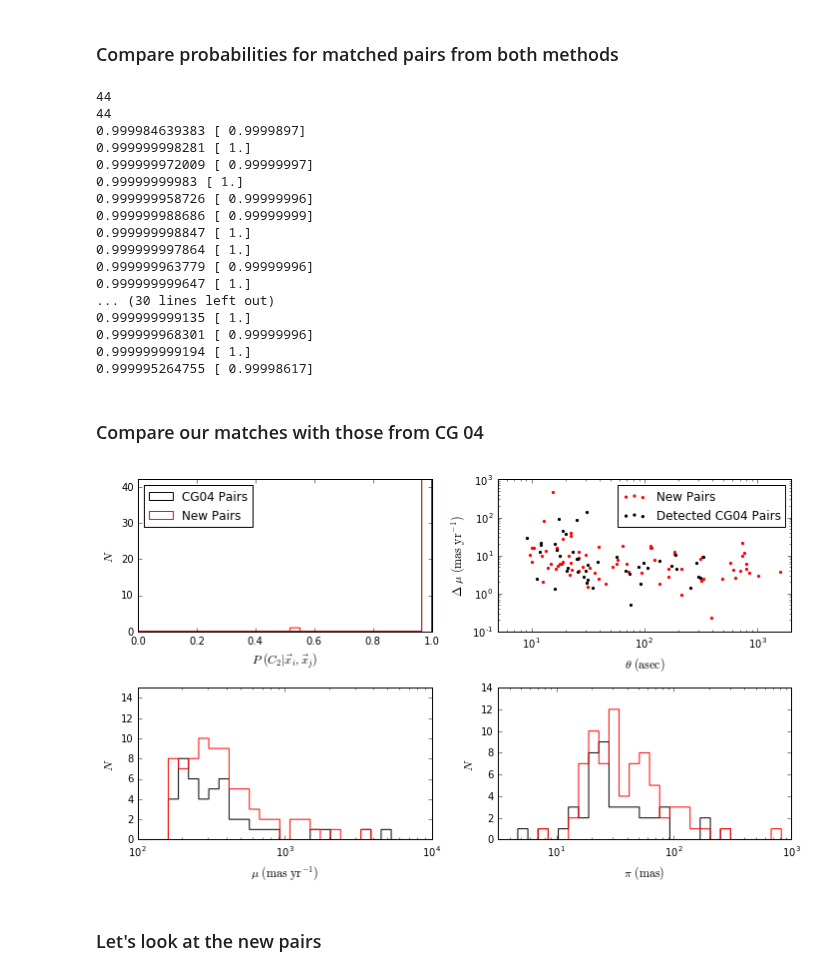
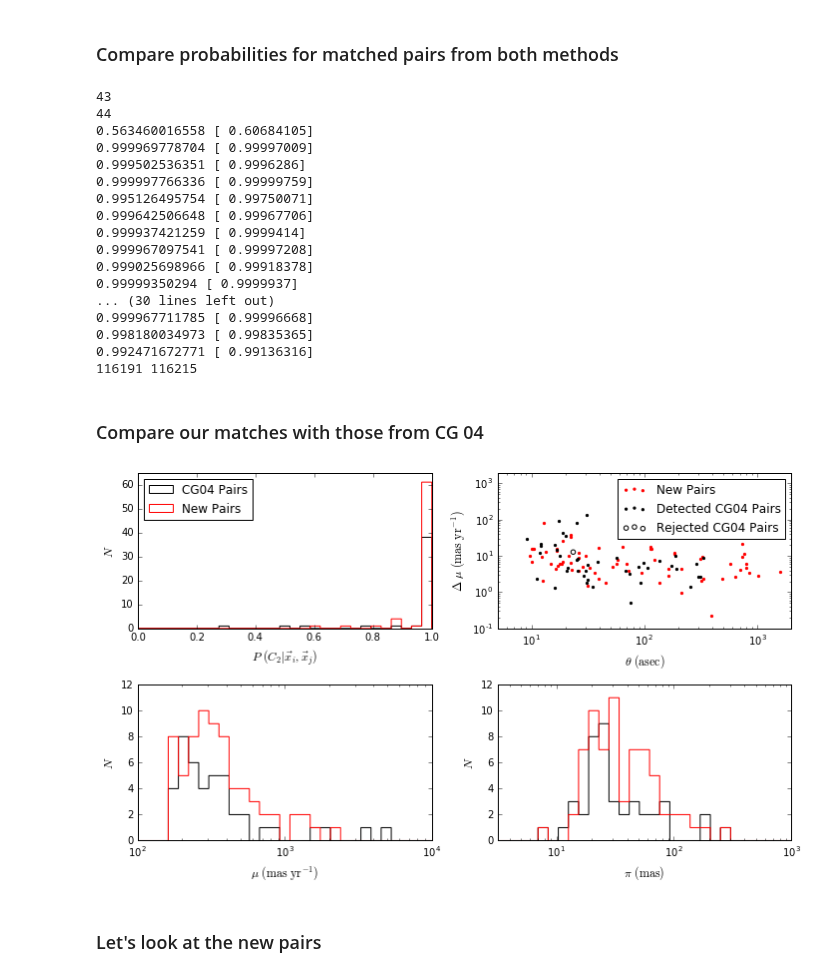
Before and after one commit to astroJeff/gaia_binaries, a Jupyter notebook: notebooks/Hipparchos_rNLTT.ipynb, the cells around one changed output. Drawn from its saved outputs; the diff is of its cells as text; code cells hidden in the pictures.

```diff
--- a/notebooks/Hipparchos_rNLTT.ipynb
+++ b/notebooks/Hipparchos_rNLTT.ipynb
@@ -214,14 +215,14 @@ plt.savefig('../figures/rNLTT_hipparchos.pdf')
 # %% [markdown]
 ### Calculate probabilities of Chaname & Gould pairs
 # %%
-P_binary.generate_binary_set(num_sys=100000)
+P_binary.generate_binary_set(num_sys=10000)
 
 #print CG_pairs_hip.dtype
 
 # Generate random alignment KDEs using first entry as a test position
 P_random.mu_kde = None
 P_random.pos_kde = None
-pos_density = P_random.get_sigma_pos(t['ra'][0], t['dec'][0], catalog=t, method='kde')
+pos_density = P_random.get_sigma_pos(t['ra'][0], t['dec'][0], catalog=t, method='sklearn_kde')
 pm_density, tmp = P_random.get_sigma_mu(t['mu_ra'][0]*np.ones(2), t['mu_dec'][0]*np.ones(2), catalog=t, method='sklearn_kde')
 
 
@@ -250,16 +251,16 @@ for i in np.arange(len(CG_pairs_hip)):
     prob_posterior1 = prob_posterior
 
 
-    # Check, by going backwards
-    star1 = t['ra'][id2], t['dec'][id2], t['mu_ra'][id2], t['mu_dec'][id2], t['mu_ra_err'][id2], t['mu_dec_err'][id2]
-    star2 = t['ra'][id1], t['dec'][id1], t['mu_ra'][id1], t['mu_dec'][id1], t['mu_ra_err'][id1], t['mu_dec_err'][id1]
+#     # Check, by going backwards
+#     star1 = t['ra'][id2], t['dec'][id2], t['mu_ra'][id2], t['mu_dec'][id2], t['mu_ra_err'][id2], t['mu_dec_err'][id2]
+#     star2 = t['ra'][id1], t['dec'][id1], t['mu_ra'][id1], t['mu_dec'][id1], t['mu_ra_err'][id1], t['mu_dec_err'][id1]
 
-    prob_posterior, prob_random, prob_binary = P_posterior.calc_P_posterior(star1, star2, pos_density, pm_density, id1, id2, t)
+#     prob_posterior, prob_random, prob_binary = P_posterior.calc_P_posterior(star1, star2, pos_density, pm_density, id1, id2, t)
 
-    prob_posterior2 = prob_posterior
+#     prob_posterior2 = prob_posterior
 
 
-    print i, t['ID'][id1], t['ID'][id2], prob_posterior1, prob_posterior2
+    print i, t['ID'][id1], t['ID'][id2], prob_posterior1 #, prob_posterior2
 
 
     # Use first version
@@ -343,28 +344,28 @@ for i in np.arange(len(CG_pairs_hip_all)):
         print CG_pairs_hip_all['P_posterior'][i], p_ind['P_posterior'][idx_match][id1]
 
     else:
-
-        plx_err = np.sqrt(t['plx_err'][CG_pairs_hip_all['i_1'][i]]**2 + t['plx_err'][CG_pairs_hip_all['i_2'][i]]**2)
-        print t['NLTT'][CG_pairs_hip_all['i_1'][i]], t['NLTT'][CG_pairs_hip_all['i_2'][i]], CG_pairs_hip_all['P_posterior'][i], \
-            np.abs(t['plx'][CG_pairs_hip_all['i_1'][i]]-t['plx'][CG_pairs_hip_all['i_2'][i]]), plx_err
+        print CG_pairs_hip_all['ID_1'][i], CG_pairs_hip_all['ID_2'][i]
+#         plx_err = np.sqrt(t['plx_err'][CG_pairs_hip_all['i_1'][i]]**2 + t['plx_err'][CG_pairs_hip_all['i_2'][i]]**2)
+#         print t['NLTT'][CG_pairs_hip_all['i_1'][i]], t['NLTT'][CG_pairs_hip_all['i_2'][i]], CG_pairs_hip_all['P_posterior'][i], \
+#             np.abs(t['plx'][CG_pairs_hip_all['i_1'][i]]-t['plx'][CG_pairs_hip_all['i_2'][i]]), plx_err
 # %% [output]
+43
 44
-44
-0.999984639383 [ 0.9999897]
-0.999999998281 [ 1.]
-0.999999972009 [ 0.99999997]
-0.99999999983 [ 1.]
-0.999999958726 [ 0.99999996]
-0.999999988686 [ 0.99999999]
-0.999999998847 [ 1.]
-0.999999997864 [ 1.]
-0.999999963779 [ 0.99999996]
-0.999999999647 [ 1.]
+0.563460016558 [ 0.60684105]
+0.999969778704 [ 0.99997009]
+0.999502536351 [ 0.9996286]
+0.999997766336 [ 0.99999759]
+0.995126495754 [ 0.99750071]
+0.999642506648 [ 0.99967706]
+0.999937421259 [ 0.9999414]
+0.999967097541 [ 0.99997208]
+0.999025698966 [ 0.99918378]
+0.99999350294 [ 0.9999937]
 ... (30 lines left out)
-0.999999999135 [ 1.]
-0.999999968301 [ 0.99999996]
-0.999999999194 [ 1.]
-0.999995264755 [ 0.99998617]
+0.999967711785 [ 0.99996668]
+0.998180034973 [ 0.99835365]
+0.992471672771 [ 0.99136316]
+116191 116215
 # %% [markdown]
 ### Compare our matches with those from CG 04
 # %%
@@ -379,8 +380,8 @@ bins = np.linspace(0.0, 1.0, 30)
 ax[0,0].hist(CG_pairs_hip_all['P_posterior'], histtype='step', bins=bins, color='k', label='CG04 Pairs')
 #ax[0,0].hist(p_ind['P_posterior'][idx_match], histtype='step', bins=bins, color='k', label='CG04 Pairs')
 ax[0,0].hist(p_ind['P_posterior'][idx_new], histtype='step', bins=bins, color='r', label='New Pairs')
-ax[0,0].set_ylim(0,42)
-ax[0,0].set_yticks(np.linspace(0,40,5))
+ax[0,0].set_ylim(0,65)
+ax[0,0].set_yticks(np.linspace(0,60,7))
 ax[0,0].set_xlabel(r'$P\ (C_2|\vec{x}_i, \vec{x}_j)$', fontsize=12)
 ax[0,0].set_ylabel(r'$N$', fontsize=12)
 ax[0,0].legend(loc=2)
@@ -396,44 +397,44 @@ delta_mu_dec = t['mu_dec'][id1] - t['mu_dec'][id2]
 delta_mu = np.sqrt(delta_mu_ra**2 + delta_mu_dec**2)
 ax[0,1].scatter(CG_pairs_hip_all['theta'][CG_pairs_hip_all['P_posterior']>0.5]*3600.0, \
                 delta_mu[CG_pairs_hip_all['P_posterior']>0.5], color='k', label='Detected CG04 Pairs', s=5)
-# ax[0,1].scatter(CG_pairs_hip_all['theta'][CG_pairs_hip_all['P_posterior']<0.5]*3600.0, \
-#                 delta_mu[CG_pairs_hip_all['P_posterior']<0.5], edgecolor='k', facecolor='none', label='Rejected CG04 Pairs')
+ax[0,1].scatter(CG_pairs_hip_all['theta'][CG_pairs_hip_all['P_posterior']<0.5]*3600.0, \
+                delta_mu[CG_pairs_hip_all['P_posterior']<0.5], edgecolor='k', facecolor='none', label='Rejected CG04 Pairs')
 ax[0,1].set_xlim(5.0, 2000.0)
-ax[0,1].set_ylim(0.1, 1000.0)
+ax[0,1].set_ylim(0.1, 2000.0)
 ax[0,1].set_xscale('log')
 ax[0,1].set_yscale('log')
 ax[0,1].legend()
 ax[0,1].set_xlabel(r'$\theta\ ({\rm asec})$', fontsize=12)
 ax[0,1].set_ylabel(r'$\Delta\ \mu\ ({\rm mas\ yr}^{-1})$', fontsize=12)
 
 
 # Mu
 mu_1 = np.sqrt(p_ind['mu_ra_1']**2 + p_ind['mu_dec_1']**2)
 mu_2 = np.sqrt(p_ind['mu_ra_2']**2 + p_ind['mu_dec_2']**2)
 bins = 10**np.linspace(2.0, 4.0, 30)
 ax[1,0].hist(mu_1[idx_match], histtype='step', bins=bins, color='k')
 ax[1,0].hist(mu_1[idx_new], histtype='step', bins=bins, color='r')
 ax[1,0].set_xscale('log')
 ax[1,0].set_xlabel(r"$\mu\ ({\rm mas\ yr}^{-1})$", fontsize=12)
-ax[1,0].set_ylim(0.0, 15.0)
+ax[1,0].set_ylim(0.0, 12.0)
 ax[1,0].set_ylabel(r'$N$', fontsize=12)
 
 
 # Parallax
 bins = 10**np.linspace(0.5, 3.0, 30)
 ax[1,1].hist(p_ind['plx_1'][idx_match], histtype='step', bins=bins, color='k')
 ax[1,1].hist(p_ind['plx_1'][idx_new], histtype='step', bins=bins, color='r')
 ax[1,1].set_xscale('log')
 ax[1,1].set_xlim(10**0.5, 10**3.0)
-ax[1,1].set_ylim(0.0, 14.0)
+ax[1,1].set_ylim(0.0, 12.0)
 ax[1,1].set_xlabel(r"$\pi\ ({\rm mas})$", fontsize=12)
 ax[1,1].set_ylabel(r'$N$', fontsize=12)
 
 plt.tight_layout()
 plt.savefig('../figures/rNLTT_hipparchos_CG04_compare.pdf')
 #plt.show()
 # %% [output]
-[figure, old version]
+[figure, new version]
 # %% [markdown]
 ### Let's look at the new pairs
 # %%
```
Also changed, not shown: parts of 8 cells of this notebook, 3 other files.
